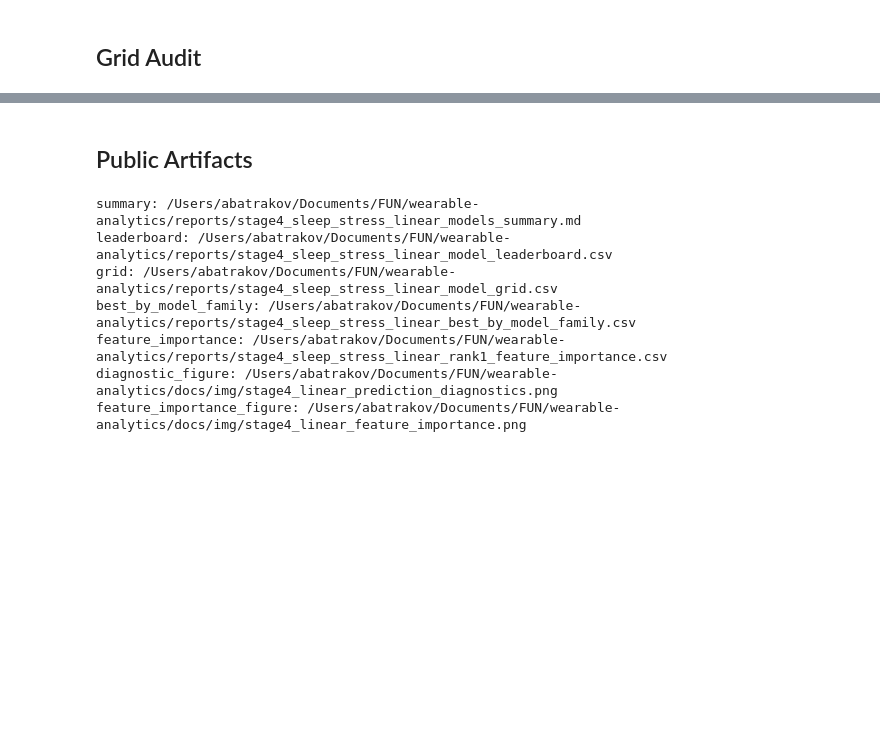
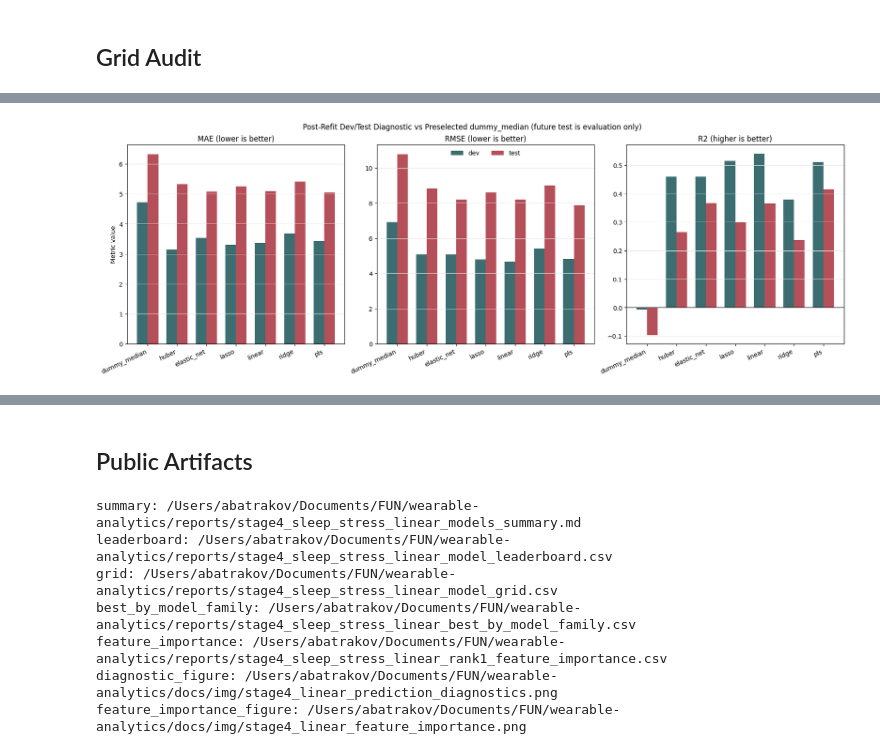
Before and after one commit to AlexBatrakov/wearable-analytics, a Jupyter notebook: notebooks/09_sleep_stress_linear_models.ipynb, the cells around one changed output, grey strips where cells are left out. Cells and saved outputs as stored; diff of their text form; code cells hidden in the pictures; blank space fills up the shorter version.

```diff
--- a/notebooks/09_sleep_stress_linear_models.ipynb
+++ b/notebooks/09_sleep_stress_linear_models.ipynb
@@ -651,0 +907,19 @@ print("feature_importance_figure:", feature_importance_figure_path)
+# %%
+result = finalize_stage4_linear_modeling(
+    selection_tuning_result,
+    finalist_candidate_ids=future_test_candidate_ids,
+)
+
+print("Validation-selected candidates refit on all dev rows; reserved future test evaluated once.")
+display(
+    pd.DataFrame(
+        [
+            {
+                "validation_selected_finalists": len(result.model_selection_summary),
+                "final_refit_rows": int(result.model_selection_summary["final_refit_rows"].max()),
+                "post_refit_splits": ", ".join(sorted(result.final_metrics["split"].unique())),
+                "future_test_evaluated": True,
+            }
+        ]
+    )
+)
@@ -651,0 +1015,10 @@ print("feature_importance_figure:", feature_importance_figure_path)
+# %%
+finalist_metric_fig = plot_stage4_linear_finalist_metric_comparison(
+    result.final_metrics,
+    result.dummy_metrics,
+    baseline_strategy=BASELINE_STRATEGY,
+)
+display(finalist_metric_fig)
+plt.close(finalist_metric_fig)
+# %% [output]
+[figure, added]
```
Also changed, not shown: parts of 46 cells of this notebook, 22 other files.
